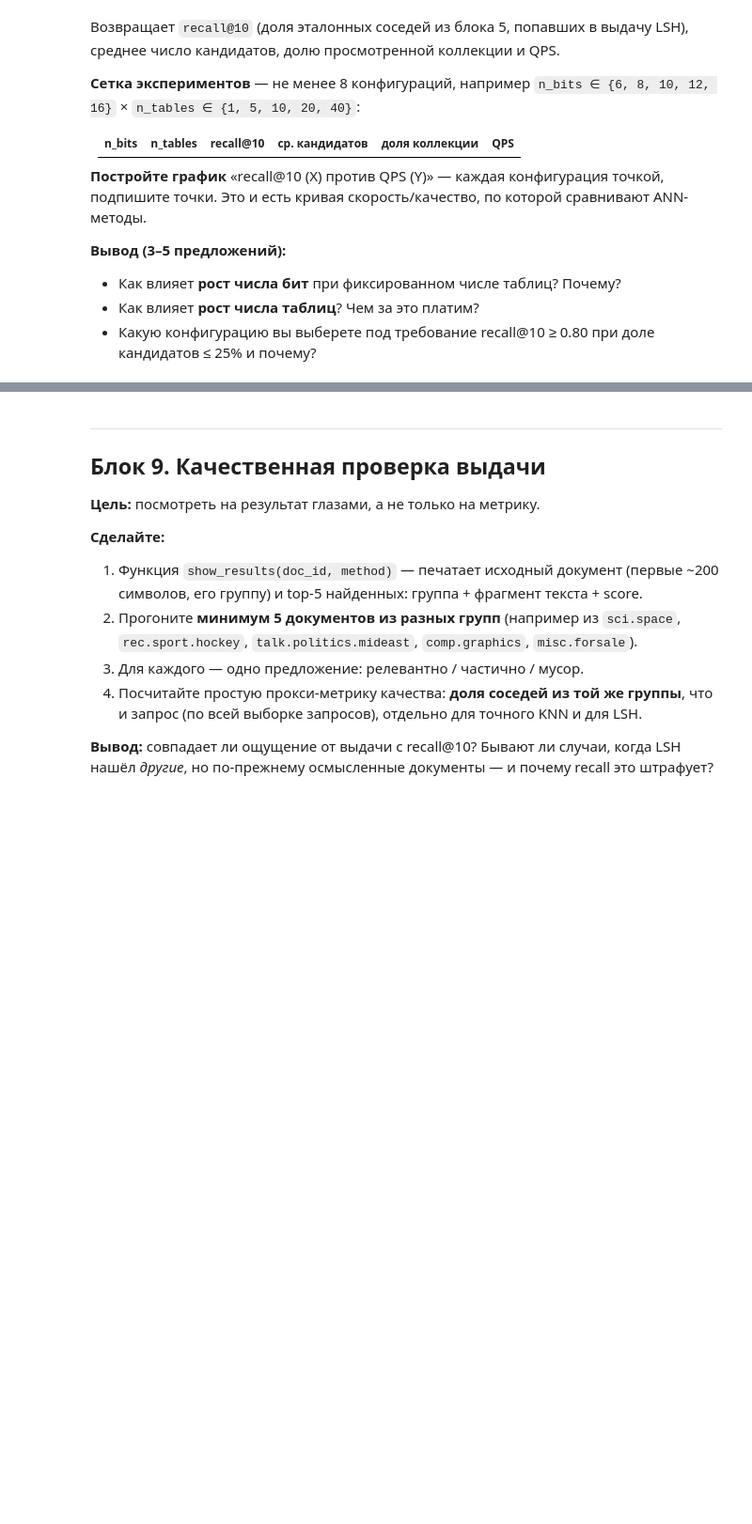
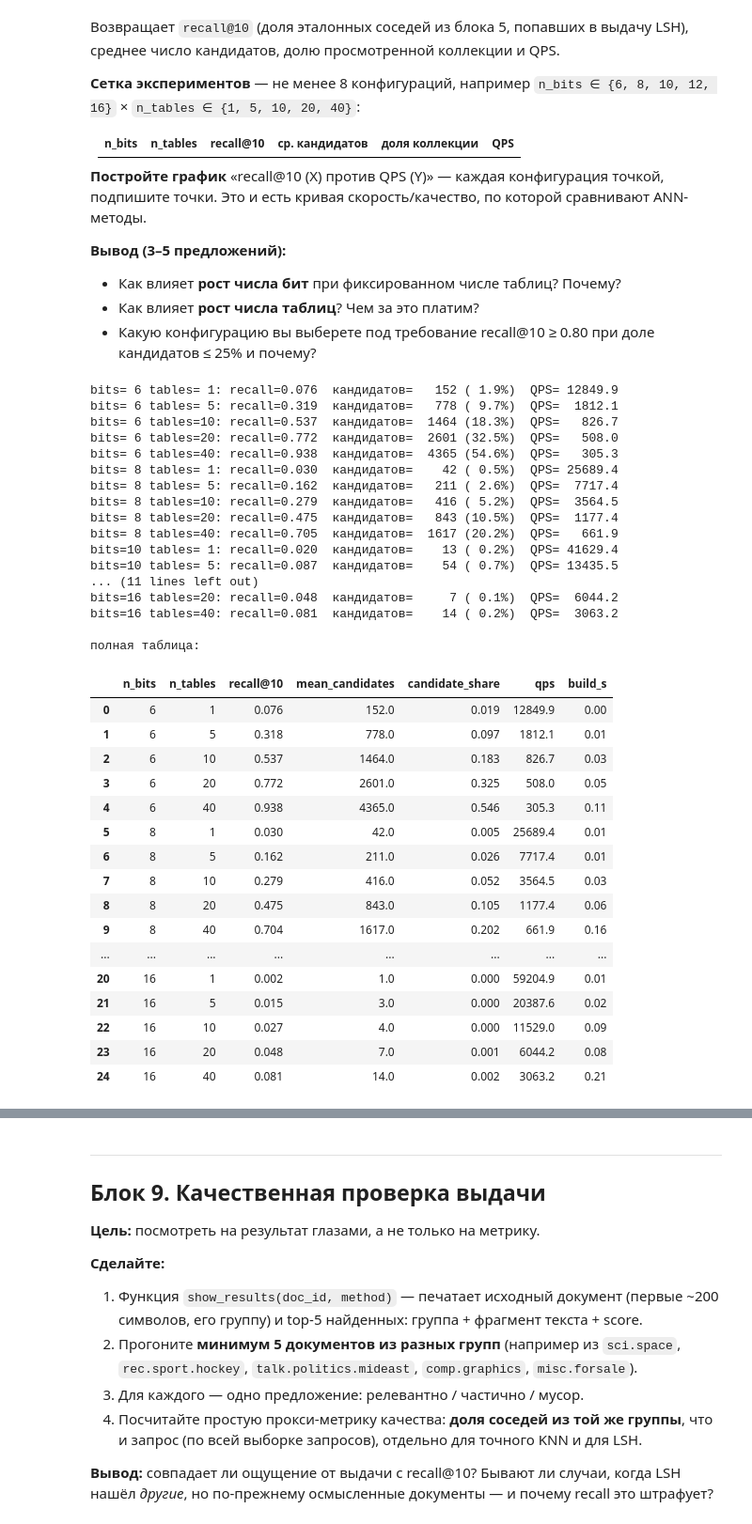
Before and after one commit to KrisTinaShch/practice_knn_lsh, a Jupyter notebook: practice_knn_lsh.ipynb, the cells around one changed output, grey strips where cells are left out. Shown at 94% size. Drawn from its saved outputs; the diff is of its cells as text; code cells hidden in the pictures; blank space fills up the shorter version.

```diff
--- a/practice_knn_lsh.ipynb
+++ b/practice_knn_lsh.ipynb
@@ -782,0 +809,60 @@ raise NotImplementedError("Блок 8")
+# %%
+BITS_GRID = [6, 8, 10, 12, 16]
+TABLES_GRID = [1, 5, 10, 20, 40]
+
+rows = []
+for n_bits in BITS_GRID:
+    for n_tables in TABLES_GRID:
+        t0 = time.perf_counter()
+        tbl = build_lsh(E, n_bits=n_bits, n_tables=n_tables, seed=RANDOM_STATE)
+        build_s = time.perf_counter() - t0
+
+        m = evaluate(tbl, query_ids, ground_truth)
+        m.update({"n_bits": n_bits, "n_tables": n_tables, "build_s": build_s})
+        rows.append(m)
+
+        print(f"bits={n_bits:>2} tables={n_tables:>2}: recall={m['recall@10']:.3f}  "
+              f"кандидатов={m['mean_candidates']:>6.0f} ({m['candidate_share']:>5.1%})  "
+              f"QPS={m['qps']:>8.1f}")
+
+grid = pd.DataFrame(rows)[["n_bits", "n_tables", "recall@10", "mean_candidates",
+                           "candidate_share", "qps", "build_s"]]
+
+print("\nполная таблица:")
+display(grid.round({"recall@10": 3, "mean_candidates": 0,
+                    "candidate_share": 3, "qps": 1, "build_s": 2}))
+# %% [output]
+bits= 6 tables= 1: recall=0.076  кандидатов=   152 ( 1.9%)  QPS= 12849.9
+bits= 6 tables= 5: recall=0.319  кандидатов=   778 ( 9.7%)  QPS=  1812.1
+bits= 6 tables=10: recall=0.537  кандидатов=  1464 (18.3%)  QPS=   826.7
+bits= 6 tables=20: recall=0.772  кандидатов=  2601 (32.5%)  QPS=   508.0
+bits= 6 tables=40: recall=0.938  кандидатов=  4365 (54.6%)  QPS=   305.3
+bits= 8 tables= 1: recall=0.030  кандидатов=    42 ( 0.5%)  QPS= 25689.4
+bits= 8 tables= 5: recall=0.162  кандидатов=   211 ( 2.6%)  QPS=  7717.4
+bits= 8 tables=10: recall=0.279  кандидатов=   416 ( 5.2%)  QPS=  3564.5
+bits= 8 tables=20: recall=0.475  кандидатов=   843 (10.5%)  QPS=  1177.4
+bits= 8 tables=40: recall=0.705  кандидатов=  1617 (20.2%)  QPS=   661.9
+bits=10 tables= 1: recall=0.020  кандидатов=    13 ( 0.2%)  QPS= 41629.4
+bits=10 tables= 5: recall=0.087  кандидатов=    54 ( 0.7%)  QPS= 13435.5
+... (11 lines left out)
+bits=16 tables=20: recall=0.048  кандидатов=     7 ( 0.1%)  QPS=  6044.2
+bits=16 tables=40: recall=0.081  кандидатов=    14 ( 0.2%)  QPS=  3063.2
+
+полная таблица:
+|  | n_bits | n_tables | recall@10 | mean_candidates | candidate_share | qps | build_s |
+| 0 | 6 | 1 | 0.076 | 152.0 | 0.019 | 12849.9 | 0.00 |
+| 1 | 6 | 5 | 0.318 | 778.0 | 0.097 | 1812.1 | 0.01 |
+| 2 | 6 | 10 | 0.537 | 1464.0 | 0.183 | 826.7 | 0.03 |
+| 3 | 6 | 20 | 0.772 | 2601.0 | 0.325 | 508.0 | 0.05 |
+| 4 | 6 | 40 | 0.938 | 4365.0 | 0.546 | 305.3 | 0.11 |
+| 5 | 8 | 1 | 0.030 | 42.0 | 0.005 | 25689.4 | 0.01 |
+| 6 | 8 | 5 | 0.162 | 211.0 | 0.026 | 7717.4 | 0.01 |
+| 7 | 8 | 10 | 0.279 | 416.0 | 0.052 | 3564.5 | 0.03 |
+| 8 | 8 | 20 | 0.475 | 843.0 | 0.105 | 1177.4 | 0.06 |
+| 9 | 8 | 40 | 0.704 | 1617.0 | 0.202 | 661.9 | 0.16 |
+| ... | ... | ... | ... | ... | ... | ... | ... |
+| 20 | 16 | 1 | 0.002 | 1.0 | 0.000 | 59204.9 | 0.01 |
+| 21 | 16 | 5 | 0.015 | 3.0 | 0.000 | 20387.6 | 0.02 |
+| 22 | 16 | 10 | 0.027 | 4.0 | 0.000 | 11529.0 | 0.09 |
+| 23 | 16 | 20 | 0.048 | 7.0 | 0.001 | 6044.2 | 0.08 |
+| 24 | 16 | 40 | 0.081 | 14.0 | 0.002 | 3063.2 | 0.21 |
```
Also changed, not shown: parts of 5 cells of this notebook.
